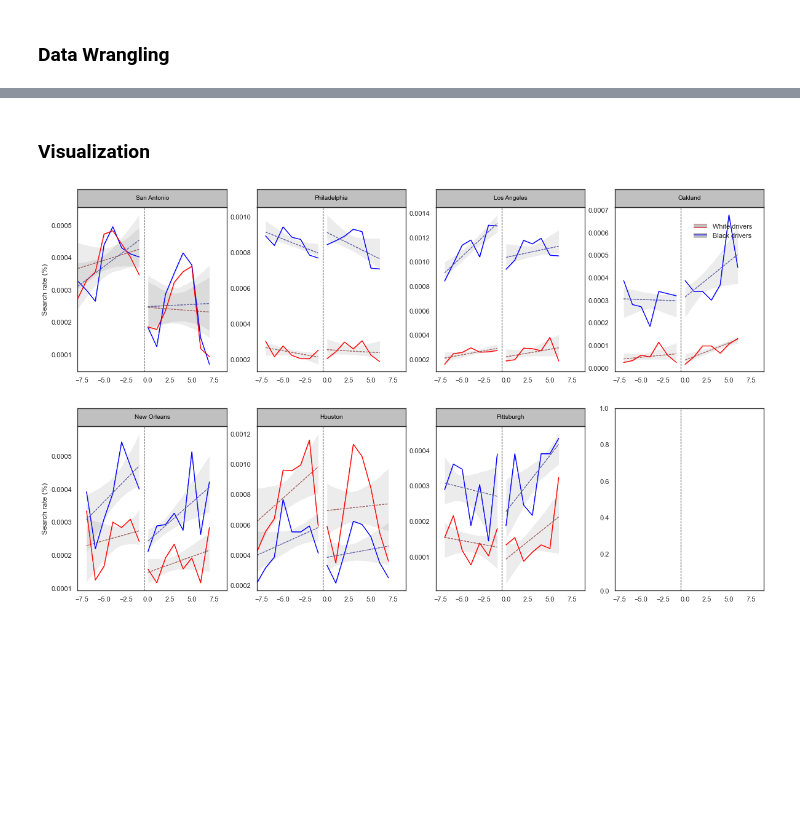
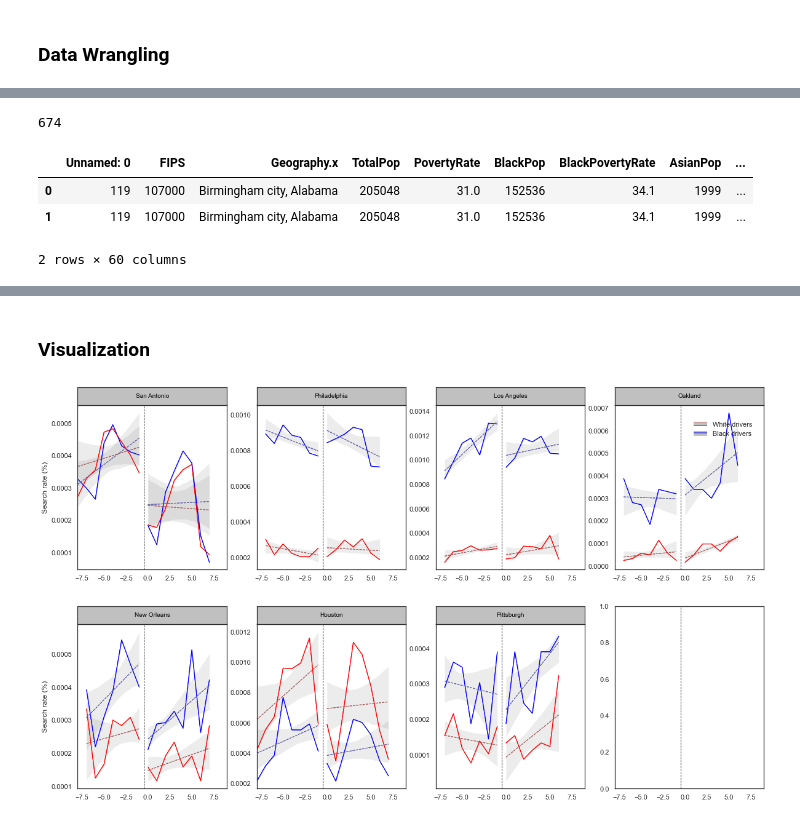
Before and after one commit to epfl-ada/ada-2020-project-milestone-p3-p3_three_musketeers, a Jupyter notebook: racial_protest_effects.ipynb, the cells around one changed output, grey strips where cells are left out. Saved outputs shown, nothing was run; the diff lists cells and outputs as text; code cells hidden in the pictures; blank space fills up the shorter version.

```diff
--- a/racial_protest_effects.ipynb
+++ b/racial_protest_effects.ipynb
@@ -300,0 +267,19 @@ df_merged_traffic_BLM = df_merged_traffic_BLM[df_merged_traffic_BLM['popnum'].no
+# %%
+# Load protests
+df_protests_BLM = pd.read_csv('data/census/county_census_BLM.csv')
+
+# Load census data for the corresponding period
+df_census_BLM = pd.read_csv('data/protests/BLM_protests_2014-2015.csv')
+
+# Merge these dataframes on column 'FIPS'
+df_protests_census_BLM = pd.merge(df_protests_BLM, df_census_BLM, how='inner', on=['FIPS'])
+df_protests_census_BLM['date'] = pd.to_datetime(df_protests_census_BLM.date)
+
+print(len(df_protests_census_BLM))
+df_protests_census_BLM.head(2)
+# %% [output]
+674
+|  | Unnamed: 0 | FIPS | Geography.x | TotalPop | PovertyRate | BlackPop | BlackPovertyRate | AsianPop | ... |
+| 0 | 119 | 107000 | Birmingham city, Alabama | 205048 | 31.0 | 152536 | 34.1 | 1999 | ... |
+| 1 | 119 | 107000 | Birmingham city, Alabama | 205048 | 31.0 | 152536 | 34.1 | 1999 | ... |
+2 rows × 60 columns
```
Also changed, not shown: parts of 45 cells of this notebook.
